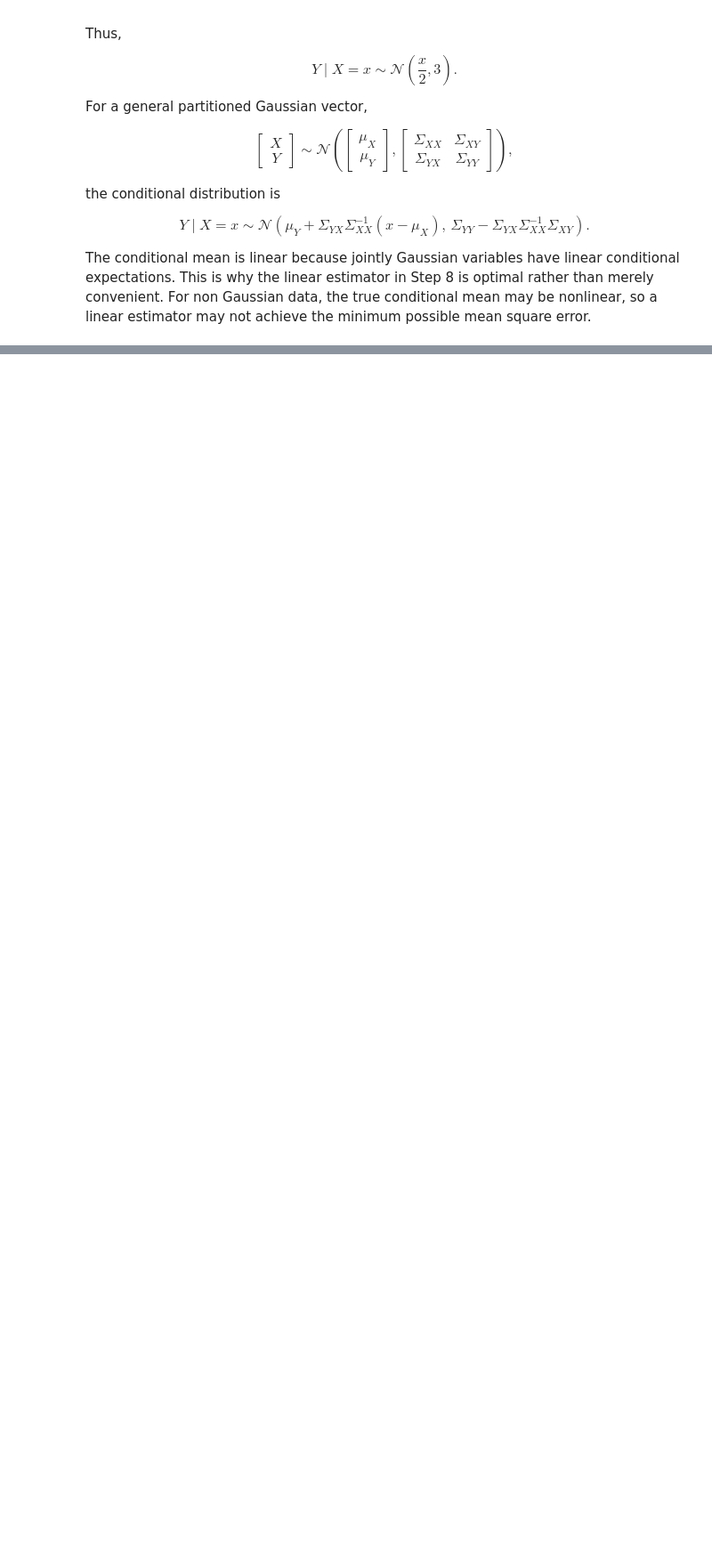
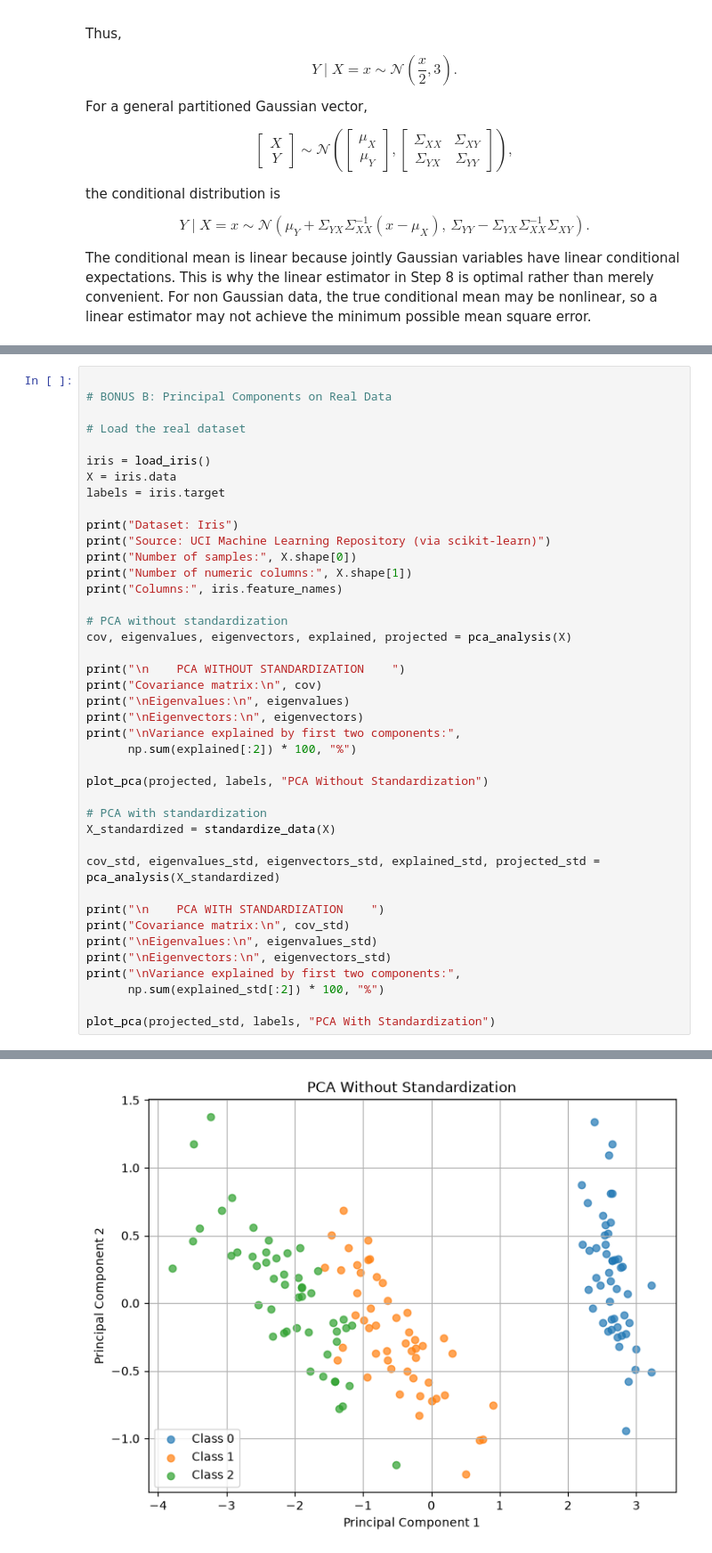
Before and after one commit to andrewechang/ece3715, a Jupyter notebook: mp3/mp3.ipynb, the cells around one changed output, grey strips where cells are left out. Shown at 89% size. Saved outputs shown, nothing was run; the diff lists cells and outputs as text; blank space fills up the shorter version.

Commit message:
Finished 8, bonus a and b

```diff
--- a/mp3/mp3.ipynb
+++ b/mp3/mp3.ipynb
@@ -1985,0 +2065,42 @@ Analytic conditional variance = 3.000000
+# %%
+
+# BONUS B: Principal Components on Real Data
+
+# Load the real dataset
+
+iris = load_iris()
+X = iris.data
+labels = iris.target
+
+print("Dataset: Iris")
+print("Source: UCI Machine Learning Repository (via scikit-learn)")
+print("Number of samples:", X.shape[0])
+print("Number of numeric columns:", X.shape[1])
+print("Columns:", iris.feature_names)
+
+# PCA without standardization
+cov, eigenvalues, eigenvectors, explained, projected = pca_analysis(X)
+
+print("\n    PCA WITHOUT STANDARDIZATION    ")
+print("Covariance matrix:\n", cov)
+print("\nEigenvalues:\n", eigenvalues)
+print("\nEigenvectors:\n", eigenvectors)
+print("\nVariance explained by first two components:",
+      np.sum(explained[:2]) * 100, "%")
+
+plot_pca(projected, labels, "PCA Without Standardization")
+
+# PCA with standardization
+X_standardized = standardize_data(X)
+
+cov_std, eigenvalues_std, eigenvectors_std, explained_std, projected_std = pca_analysis(X_standardized)
+
+print("\n    PCA WITH STANDARDIZATION    ")
+print("Covariance matrix:\n", cov_std)
+print("\nEigenvalues:\n", eigenvalues_std)
+print("\nEigenvectors:\n", eigenvectors_std)
+print("\nVariance explained by first two components:",
+      np.sum(explained_std[:2]) * 100, "%")
+
+plot_pca(projected_std, labels, "PCA With Standardization")
+# %% [output]
@@ -1985,0 +2124 @@ Analytic conditional variance = 3.000000
+[figure, added]
```
Also changed, not shown: parts of 13 cells of this notebook, 2 other files.
